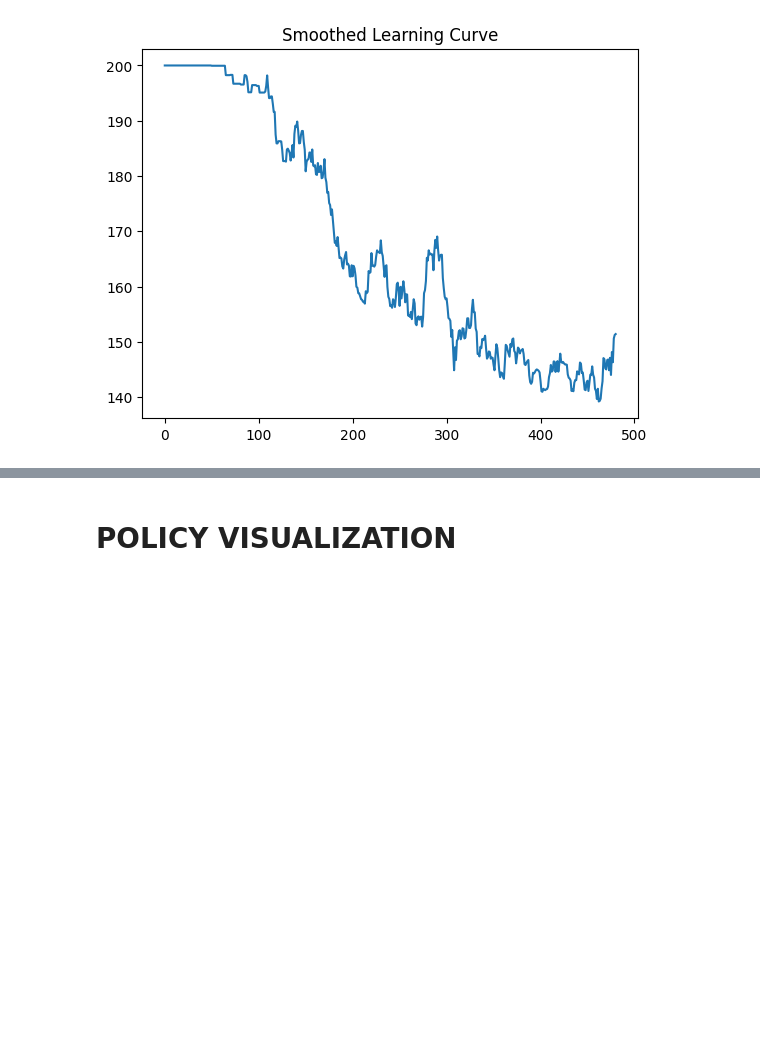
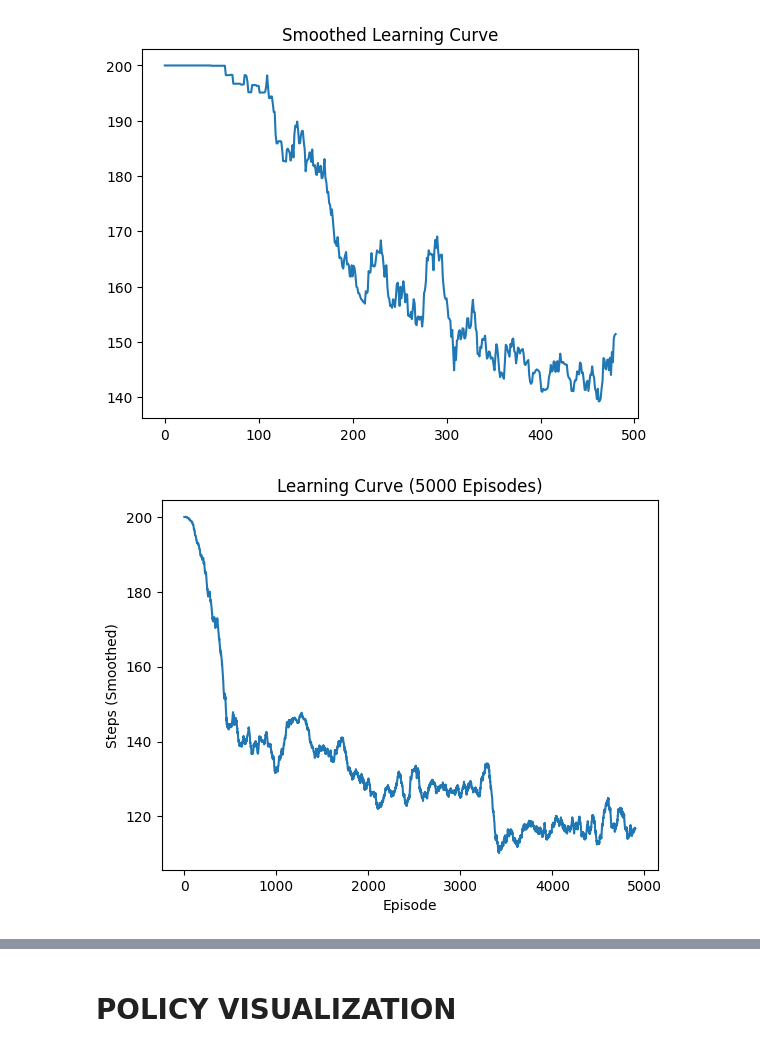
Before and after one commit to sanad0123/Reinforcement-Learning-MSDS684, a Jupyter notebook: Lab 5/Lab_5.ipynb, the cells around one changed output, grey strips where cells are left out. Saved outputs shown, nothing was run; the diff lists cells and outputs as text; code cells hidden in the pictures; blank space fills up the shorter version.

```diff
--- a/Lab 5/Lab_5.ipynb
+++ b/Lab 5/Lab_5.ipynb
@@ -188,6 +188,17 @@ plt.title("Smoothed Learning Curve")
 plt.show()
 # %% [output]
 [figure]
+# %%
+window = 100
+smoothed = np.convolve(steps_per_episode, np.ones(window)/window, mode='valid')
+
+plt.plot(smoothed)
+plt.xlabel("Episode")
+plt.ylabel("Steps (Smoothed)")
+plt.title("Learning Curve (5000 Episodes)")
+plt.show()
+# %% [output]
+[figure, added]
 # %%
 pos = np.linspace(-1.2, 0.6, 50)
 vel = np.linspace(-0.07, 0.07, 50)
```
Also changed, not shown: parts of 9 cells of this notebook, 9 other files.
